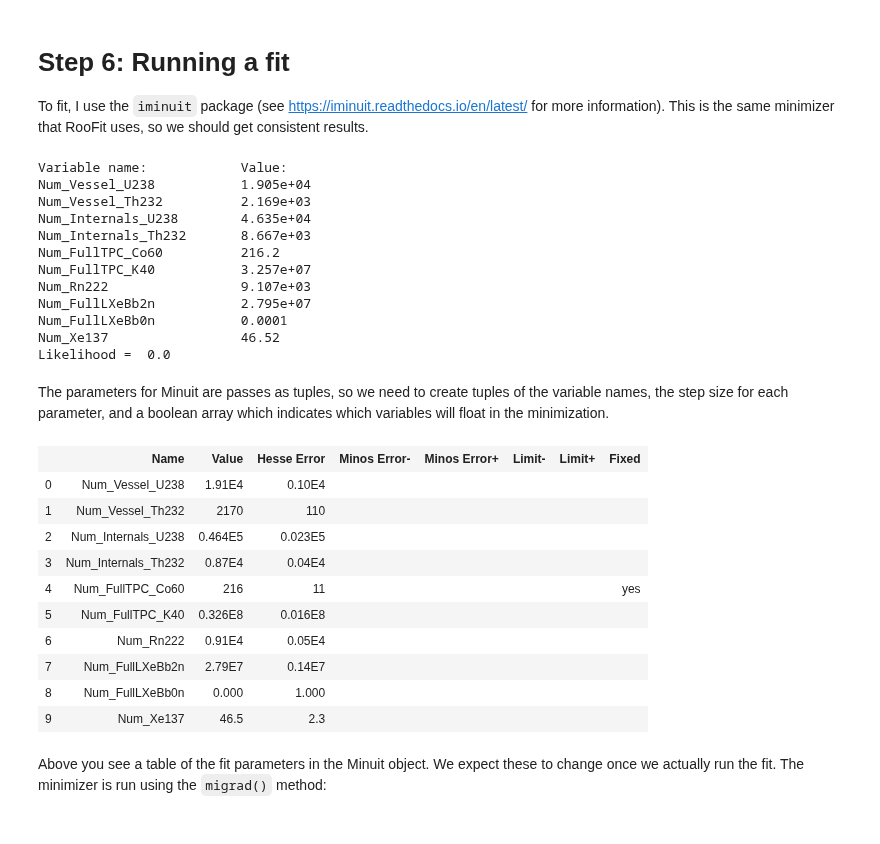
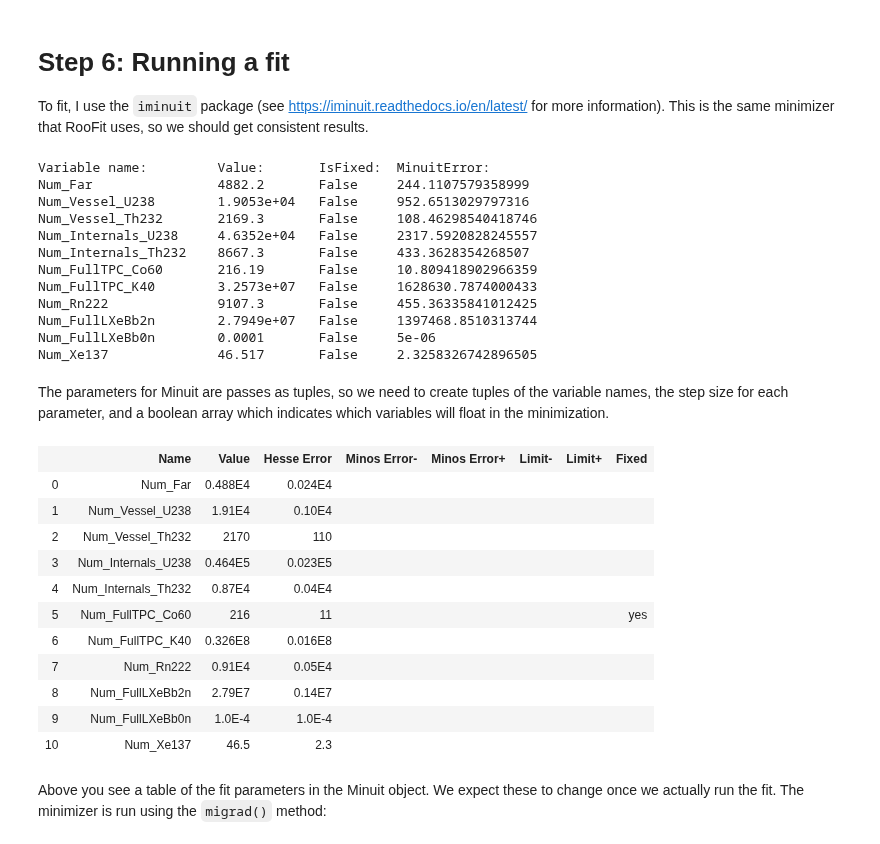
Before and after one commit to YMTheory/sensitivity, a Jupyter notebook: work/Sensitivity Calculation Tutorial.ipynb, the cells around one changed output. Cells and saved outputs as stored; diff of their text form; code cells hidden in the pictures.

````diff
--- a/work/Sensitivity Calculation Tutorial.ipynb
+++ b/work/Sensitivity Calculation Tutorial.ipynb
@@ -415,19 +418,17 @@ initial_values = np.ones(len(likelihood.variable_list))
 
 for i in range(len(likelihood.variable_list)):
     initial_values[i] = (likelihood.initial_values[i]['Value'])
-
-print('Likelihood = {:4.4}'.format(likelihood.ComputeNegLogLikelihood(initial_values)))
 # %% [output]
-Variable name:            Value:
-Num_Vessel_U238           1.905e+04
-Num_Vessel_Th232          2.169e+03
-Num_Internals_U238        4.635e+04
-Num_Internals_Th232       8.667e+03
-Num_FullTPC_Co60          216.2
-Num_FullTPC_K40           3.257e+07
-Num_Rn222                 9.107e+03
-Num_FullLXeBb2n           2.795e+07
-Num_FullLXeBb0n           0.0001
-Num_Xe137                 46.52
-Likelihood =  0.0
+Variable name:         Value:       IsFixed:  MinuitError:
+Num_Far                4882.2       False     244.1107579358999
+Num_Vessel_U238        1.9053e+04   False     952.6513029797316
+Num_Vessel_Th232       2169.3       False     108.46298540418746
+Num_Internals_U238     4.6352e+04   False     2317.5920828245557
+Num_Internals_Th232    8667.3       False     433.3628354268507
+Num_FullTPC_Co60       216.19       False     10.809418902966359
+Num_FullTPC_K40        3.2573e+07   False     1628630.7874000433
+Num_Rn222              9107.3       False     455.36335841012425
+Num_FullLXeBb2n        2.7949e+07   False     1397468.8510313744
+Num_FullLXeBb0n        0.0001       False     5e-06
+Num_Xe137              46.517       False     2.3258326742896505
 # %%
@@ -446,44 +442,38 @@ The parameters for Minuit are passes as tuples, so we need to create tuples of t
 # %%
 
 # pass the names of the variables to Minuit
 variable_names = tuple(var['Name'] for var in likelihood.initial_values)
 
-# error_tuple defines the step size
-par_error_list = [ 0.05*var['Value'] for var in likelihood.initial_values ]
-bb0n_idx = likelihood.GetVariableIndex( 'Bb0n' )
-par_error_list[bb0n_idx] = 1.
-error_tuple = tuple( x for x in par_error_list )
+# Increase the step size for the Bb0n variable
+likelihood.SetFractionalMinuitError('Num_FullLXeBb0n', 1.)
 
 
 # par_fix_tuple is a tuple of bools. If a value is true, then the variable
 # at that index will be fixed in the minimization. Here we fix the number of
 # Co60 events, since we can see from above that they have essentially no
 # impact on the overall distribution (they will be buried by the 2nuBB)
-co60_idx = likelihood.GetVariableIndex( 'FullTPC_Co60' )
-
-par_fix_list = [ False for i in range(len(likelihood.initial_values)) ]
-par_fix_list[co60_idx] = True
-par_fix_tuple = tuple( x for x in par_fix_list )
+likelihood.SetVariableFixStatus('Num_FullTPC_Co60',True)
 
 m = Minuit.from_array_func( NegLogLikelihood, \
                             np.copy(initial_values), \
-                            error=error_tuple, \
-                            fix=par_fix_tuple, \
-                            name=variable_names, \
+                            error = likelihood.GetMinuitErrorTuple(), \
+                            fix   = likelihood.GetVariableFixTuple(), \
+                            name  = likelihood.GetVariableNamesTuple(), \
                             errordef = 0.5 )
 m.get_param_states()
 # %% [output]
 |  | Name | Value | Hesse Error | Minos Error- | Minos Error+ | Limit- | Limit+ | Fixed |
-| 0 | Num_Vessel_U238 | 1.91E4 | 0.10E4 |  |  |  |  |  |
-| 1 | Num_Vessel_Th232 | 2170 | 110 |  |  |  |  |  |
-| 2 | Num_Internals_U238 | 0.464E5 | 0.023E5 |  |  |  |  |  |
-| 3 | Num_Internals_Th232 | 0.87E4 | 0.04E4 |  |  |  |  |  |
-| 4 | Num_FullTPC_Co60 | 216 | 11 |  |  |  |  | yes |
-| 5 | Num_FullTPC_K40 | 0.326E8 | 0.016E8 |  |  |  |  |  |
-| 6 | Num_Rn222 | 0.91E4 | 0.05E4 |  |  |  |  |  |
-| 7 | Num_FullLXeBb2n | 2.79E7 | 0.14E7 |  |  |  |  |  |
-| 8 | Num_FullLXeBb0n | 0.000 | 1.000 |  |  |  |  |  |
-| 9 | Num_Xe137 | 46.5 | 2.3 |  |  |  |  |  |
+| 0 | Num_Far | 0.488E4 | 0.024E4 |  |  |  |  |  |
+| 1 | Num_Vessel_U238 | 1.91E4 | 0.10E4 |  |  |  |  |  |
+| 2 | Num_Vessel_Th232 | 2170 | 110 |  |  |  |  |  |
+| 3 | Num_Internals_U238 | 0.464E5 | 0.023E5 |  |  |  |  |  |
+| 4 | Num_Internals_Th232 | 0.87E4 | 0.04E4 |  |  |  |  |  |
+| 5 | Num_FullTPC_Co60 | 216 | 11 |  |  |  |  | yes |
+| 6 | Num_FullTPC_K40 | 0.326E8 | 0.016E8 |  |  |  |  |  |
+| 7 | Num_Rn222 | 0.91E4 | 0.05E4 |  |  |  |  |  |
+| 8 | Num_FullLXeBb2n | 2.79E7 | 0.14E7 |  |  |  |  |  |
+| 9 | Num_FullLXeBb0n | 1.0E-4 | 1.0E-4 |  |  |  |  |  |
+| 10 | Num_Xe137 | 46.5 | 2.3 |  |  |  |  |  |
 # %% [markdown]
 Above you see a table of the fit parameters in the Minuit object. We expect these to change once we actually run the fit. The minimizer is run using the ```migrad()``` method:
 # %%
````
Also changed, not shown: parts of 17 cells of this notebook, 1 other file.
